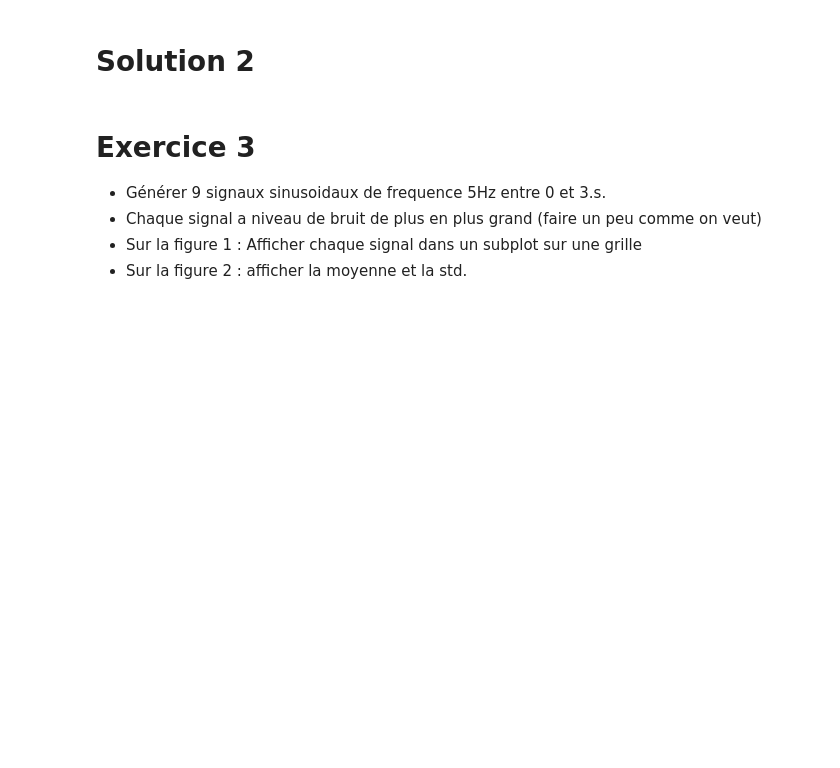
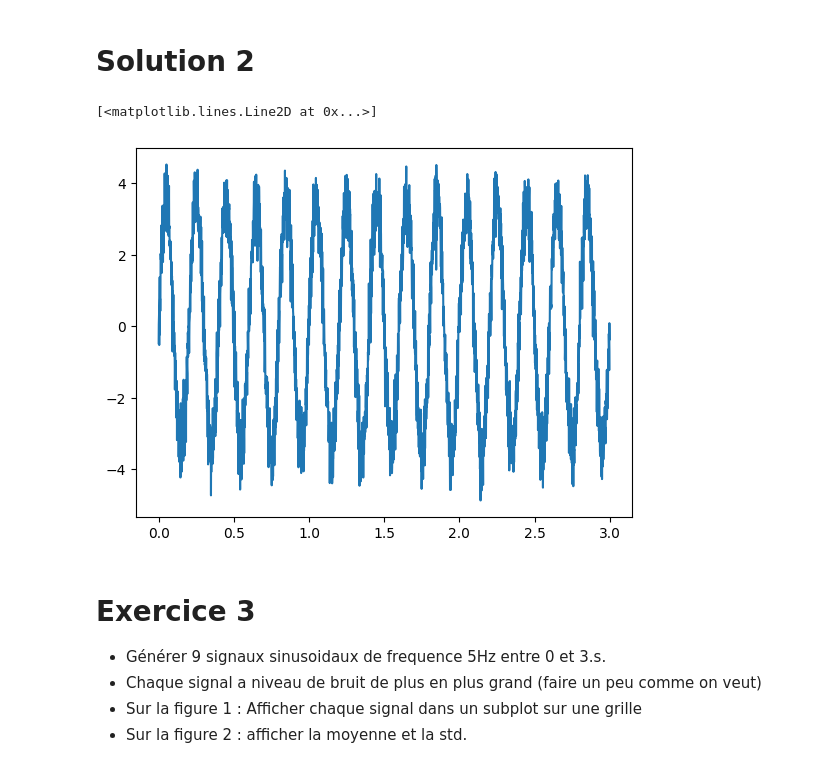
Before and after one commit to crnl-lab/Formation_2025_Python_data_analyse, a Jupyter notebook: notebooks/matplotlib_base.ipynb, the cells around one changed output. Saved outputs shown, nothing was run; the diff lists cells and outputs as text; code cells hidden in the pictures; blank space fills up the shorter version.

```diff
--- a/notebooks/matplotlib_base.ipynb
+++ b/notebooks/matplotlib_base.ipynb
@@ -147,6 +214,18 @@ Aide : il faut créer un vecteur **temps**
 Idem exercice 1 mais en ajoutant du bruit blanc.
 # %% [markdown]
 # Solution 2
+# %%
+freq = 5.
+sample_rate = 1000
+times = np.arange(0, 3, 1./sample_rate)
+sig = np.sin(2*np.pi*freq*times) * 3.5
+noise = np.random.randn(sig.shape[0]) * .5
+sig = sig + noise
+fig, ax = plt.subplots()
+ax.plot(times, sig)
+# %% [output]
+[<matplotlib.lines.Line2D at 0x...>]
+[figure, added]
 # %% [markdown]
 # Exercice 3
 
```
Also changed, not shown: parts of 15 cells of this notebook, 2 other files.
